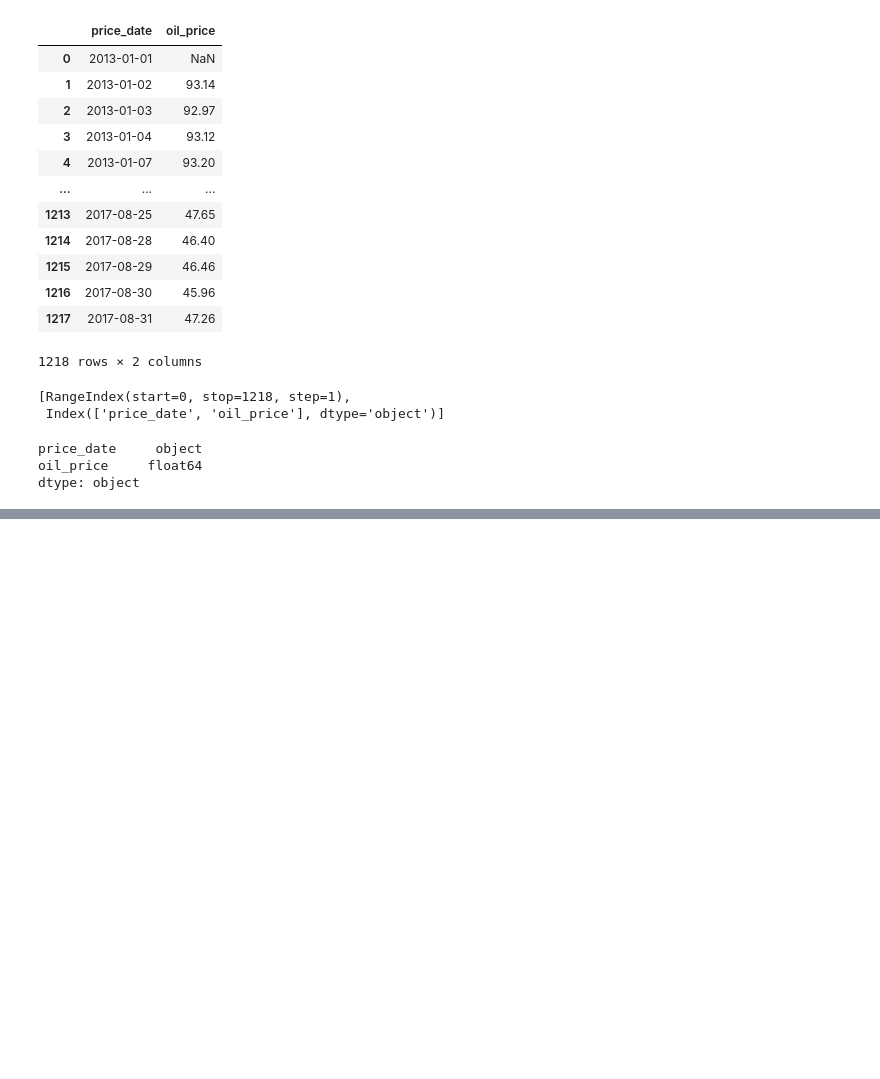
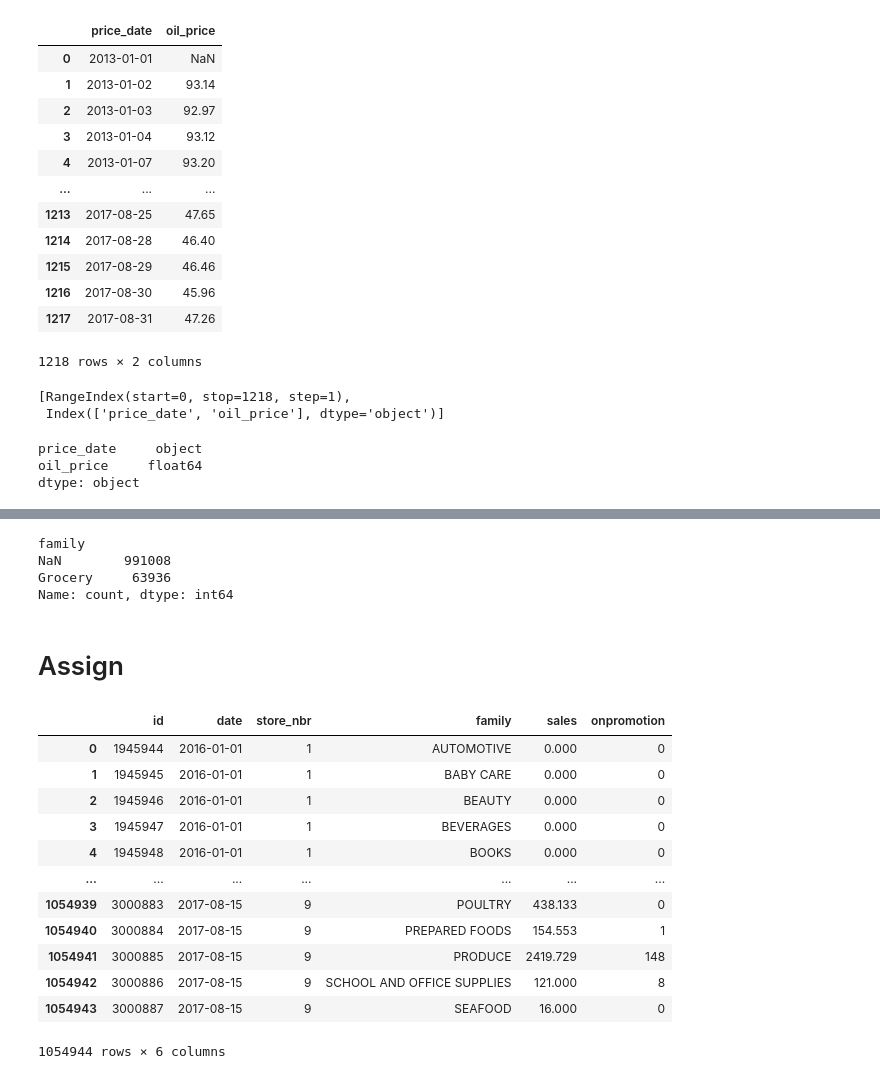
Before and after one commit to Habibur-Rahman0927/python-pandas, a Jupyter notebook: pandas/pandas-series/pandas_DataFrame.ipynb, the cells around one changed output, grey strips where cells are left out. Saved outputs shown, nothing was run; the diff lists cells and outputs as text; code cells hidden in the pictures; blank space fills up the shorter version.

```diff
--- a/pandas/pandas-series/pandas_DataFrame.ipynb
+++ b/pandas/pandas-series/pandas_DataFrame.ipynb
@@ -59,0 +313,25 @@ dtype: object
+# %%
+retail.loc[:, 'family'].map(product_category_dict).value_counts(dropna=False)
+# %% [output]
+family
+NaN        991008
+Grocery     63936
+Name: count, dtype: int64
+# %% [markdown]
+# Assign
+# %%
+retail
+# %% [output]
+|  | id | date | store_nbr | family | sales | onpromotion |
+| 0 | 1945944 | 2016-01-01 | 1 | AUTOMOTIVE | 0.000 | 0 |
+| 1 | 1945945 | 2016-01-01 | 1 | BABY CARE | 0.000 | 0 |
+| 2 | 1945946 | 2016-01-01 | 1 | BEAUTY | 0.000 | 0 |
+| 3 | 1945947 | 2016-01-01 | 1 | BEVERAGES | 0.000 | 0 |
+| 4 | 1945948 | 2016-01-01 | 1 | BOOKS | 0.000 | 0 |
+| ... | ... | ... | ... | ... | ... | ... |
+| 1054939 | 3000883 | 2017-08-15 | 9 | POULTRY | 438.133 | 0 |
+| 1054940 | 3000884 | 2017-08-15 | 9 | PREPARED FOODS | 154.553 | 1 |
+| 1054941 | 3000885 | 2017-08-15 | 9 | PRODUCE | 2419.729 | 148 |
+| 1054942 | 3000886 | 2017-08-15 | 9 | SCHOOL AND OFFICE SUPPLIES | 121.000 | 8 |
+| 1054943 | 3000887 | 2017-08-15 | 9 | SEAFOOD | 16.000 | 0 |
+1054944 rows × 6 columns
```
Also changed, not shown: parts of 24 cells of this notebook, 2 other files.
